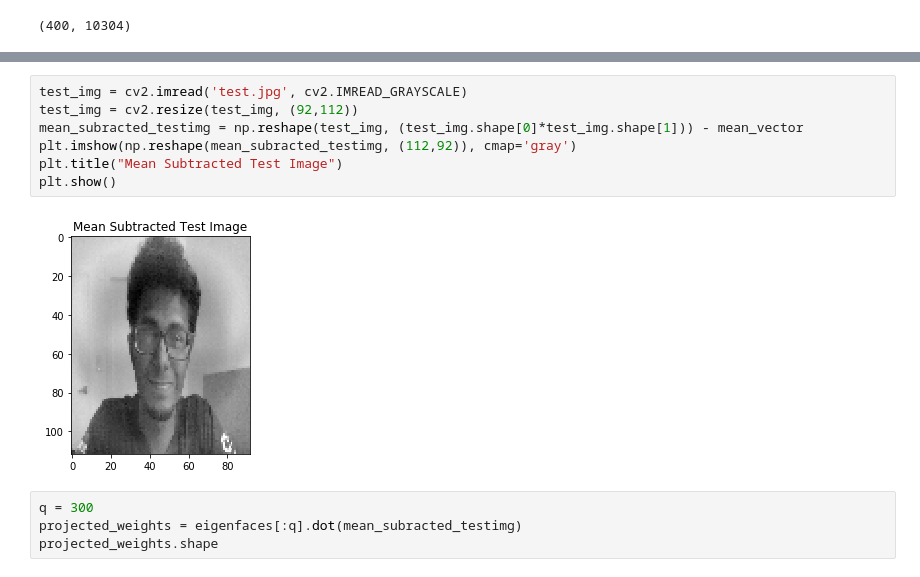
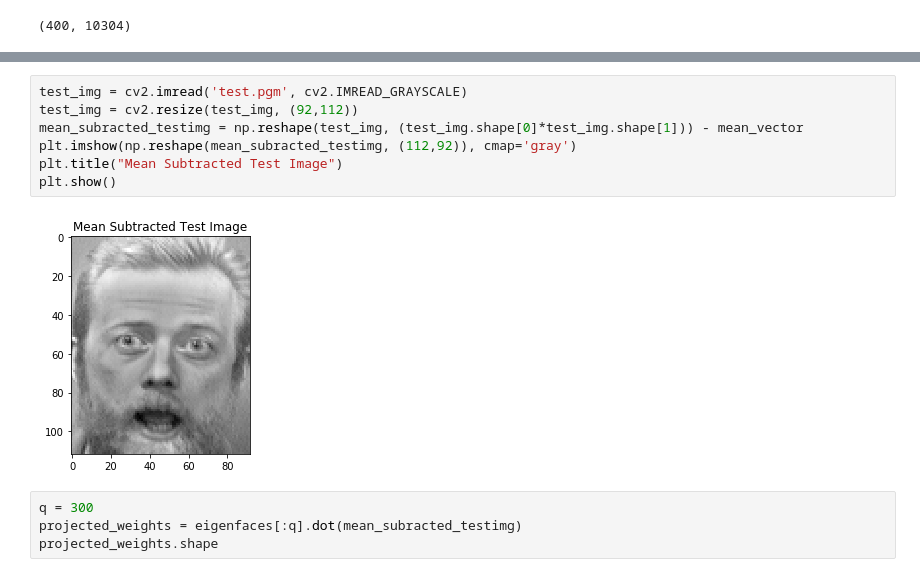
Before and after one commit to Ugenteraan/Face-Recognition-Eigenface-Scratch, a Jupyter notebook: Eigenface.ipynb, the cells around one changed output, grey strips where cells are left out. Saved outputs shown, nothing was run; the diff lists cells and outputs as text.

Commit message:
eigenface test

```diff
--- a/Eigenface.ipynb
+++ b/Eigenface.ipynb
@@ -93,12 +93,12 @@ plt.show()
 # %%
-test_img = cv2.imread('test.jpg', cv2.IMREAD_GRAYSCALE)
+test_img = cv2.imread('test.pgm', cv2.IMREAD_GRAYSCALE)
 test_img = cv2.resize(test_img, (92,112))
 mean_subracted_testimg = np.reshape(test_img, (test_img.shape[0]*test_img.shape[1])) - mean_vector
 plt.imshow(np.reshape(mean_subracted_testimg, (112,92)), cmap='gray')
 plt.title("Mean Subtracted Test Image")
 plt.show()
 # %% [output]
-[figure, old version]
+[figure, new version]
 # %%
 q = 300
 projected_weights = eigenfaces[:q].dot(mean_subracted_testimg)
```
Also changed, not shown: parts of 3 cells of this notebook.
